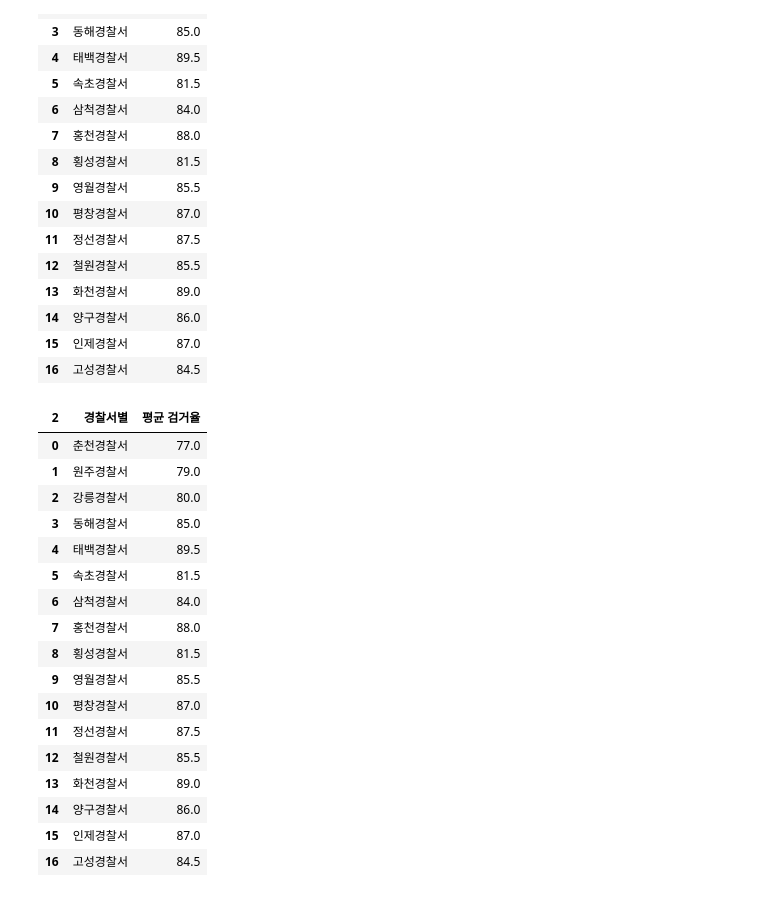
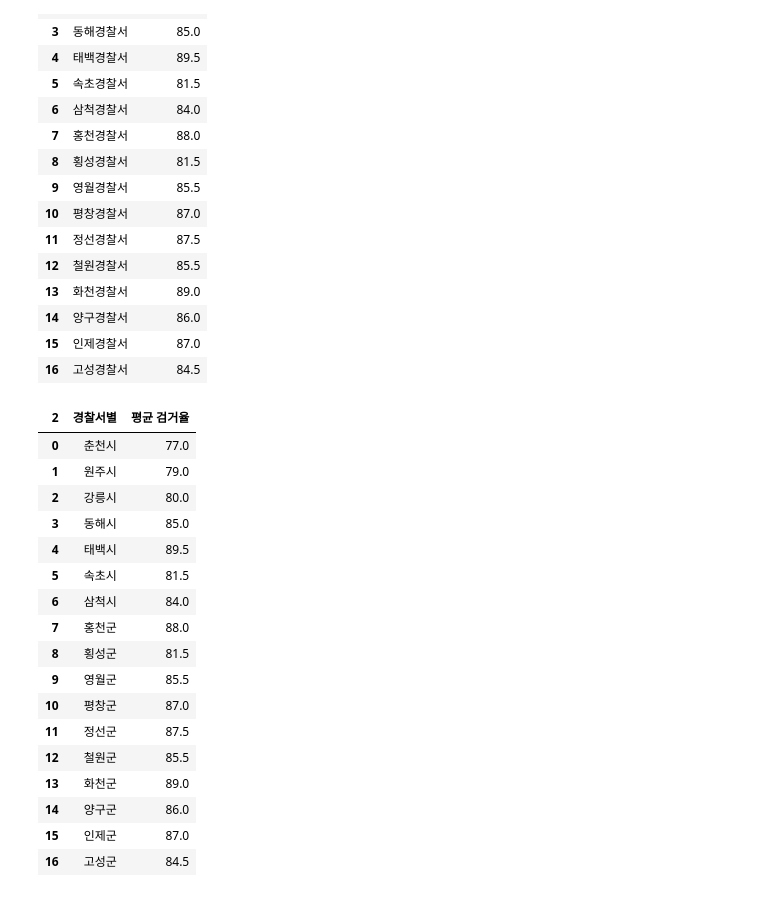
Before and after one commit to khk376/miniProject_pandas, a Jupyter notebook: crime_15_16.ipynb, the cells around one changed output. Cells and saved outputs as stored; diff of their text form; code cells hidden in the pictures.

```diff
--- a/crime_15_16.ipynb
+++ b/crime_15_16.ipynb
@@ -453,3 +456,5 @@ c_15
 | 14 | 양구경찰서 | 83 |
 | 15 | 인제경찰서 | 84 |
 | 16 | 고성경찰서 | 83 |
+# %%
+c_15['경찰서별']=
@@ -479,24 +503,43 @@ c_16
 | 16 | 고성경찰서 | 84.5 |
 # %%
 crime=c_16.copy()
-# %%
-crime
-# %% [output]
-| 2 | 경찰서별 | 평균 검거율 |
-| 0 | 춘천경찰서 | 77.0 |
-| 1 | 원주경찰서 | 79.0 |
-| 2 | 강릉경찰서 | 80.0 |
-| 3 | 동해경찰서 | 85.0 |
-| 4 | 태백경찰서 | 89.5 |
-| 5 | 속초경찰서 | 81.5 |
-| 6 | 삼척경찰서 | 84.0 |
-| 7 | 홍천경찰서 | 88.0 |
-| 8 | 횡성경찰서 | 81.5 |
-| 9 | 영월경찰서 | 85.5 |
-| 10 | 평창경찰서 | 87.0 |
-| 11 | 정선경찰서 | 87.5 |
-| 12 | 철원경찰서 | 85.5 |
-| 13 | 화천경찰서 | 89.0 |
-| 14 | 양구경찰서 | 86.0 |
-| 15 | 인제경찰서 | 87.0 |
-| 16 | 고성경찰서 | 84.5 |
+# %%
+crime.set_value(0,'경찰서별', "춘천시")
+crime.set_value(1,'경찰서별', "원주시")
+crime.set_value(2,'경찰서별', "강릉시")
+crime.set_value(3,'경찰서별', "동해시")
+crime.set_value(4,'경찰서별', "태백시")
+crime.set_value(5,'경찰서별', "속초시")
+crime.set_value(6,'경찰서별', "삼척시")
+crime.set_value(7,'경찰서별', "홍천군")
+crime.set_value(8,'경찰서별', "횡성군")
+crime.set_value(9,'경찰서별', "영월군")
+crime.set_value(10,'경찰서별', "평창군")
+crime.set_value(11,'경찰서별', "정선군")
+crime.set_value(12,'경찰서별', "철원군")
+crime.set_value(13,'경찰서별', "화천군")
+crime.set_value(14,'경찰서별', "양구군")
+crime.set_value(15,'경찰서별', "인제군")
+crime.set_value(16,'경찰서별', "고성군")
+
+
+crime
+# %% [output]
+| 2 | 경찰서별 | 평균 검거율 |
+| 0 | 춘천시 | 77.0 |
+| 1 | 원주시 | 79.0 |
+| 2 | 강릉시 | 80.0 |
+| 3 | 동해시 | 85.0 |
+| 4 | 태백시 | 89.5 |
+| 5 | 속초시 | 81.5 |
+| 6 | 삼척시 | 84.0 |
+| 7 | 홍천군 | 88.0 |
+| 8 | 횡성군 | 81.5 |
+| 9 | 영월군 | 85.5 |
+| 10 | 평창군 | 87.0 |
+| 11 | 정선군 | 87.5 |
+| 12 | 철원군 | 85.5 |
+| 13 | 화천군 | 89.0 |
+| 14 | 양구군 | 86.0 |
+| 15 | 인제군 | 87.0 |
+| 16 | 고성군 | 84.5 |
```
Also changed, not shown: parts of 13 cells of this notebook.
